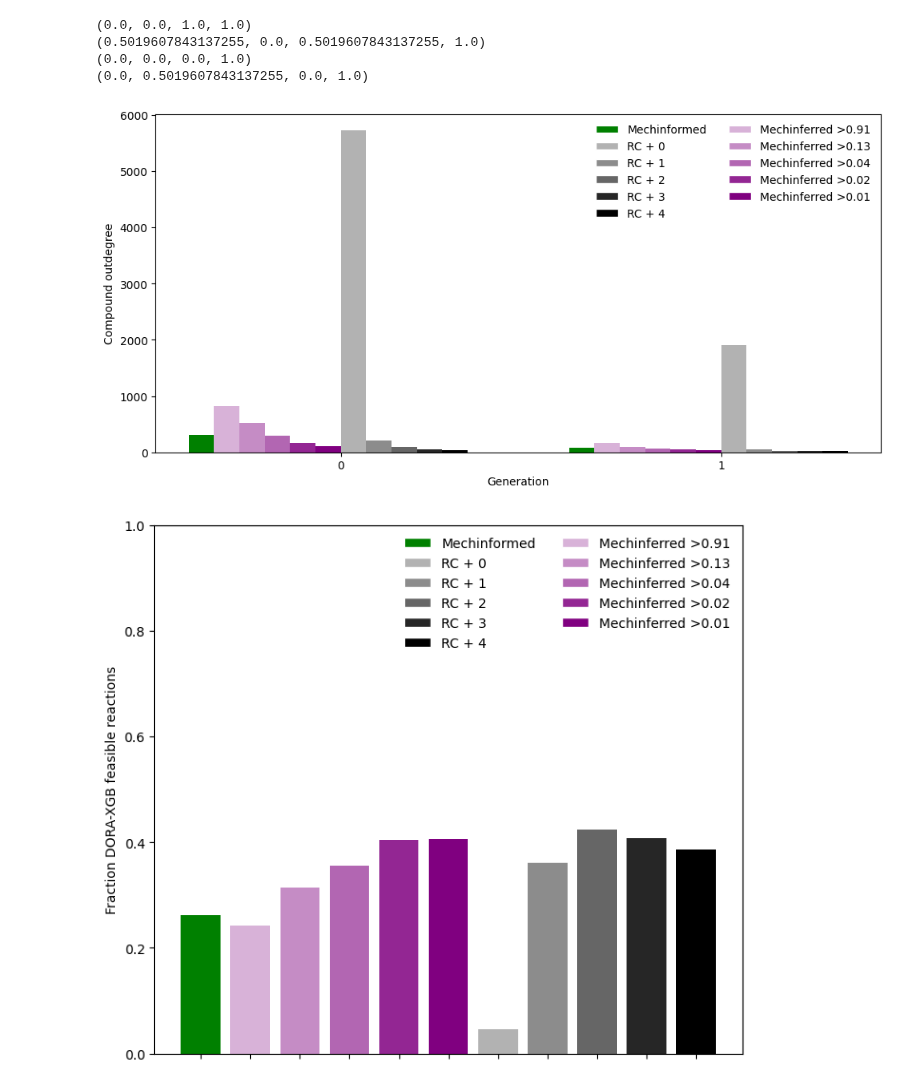
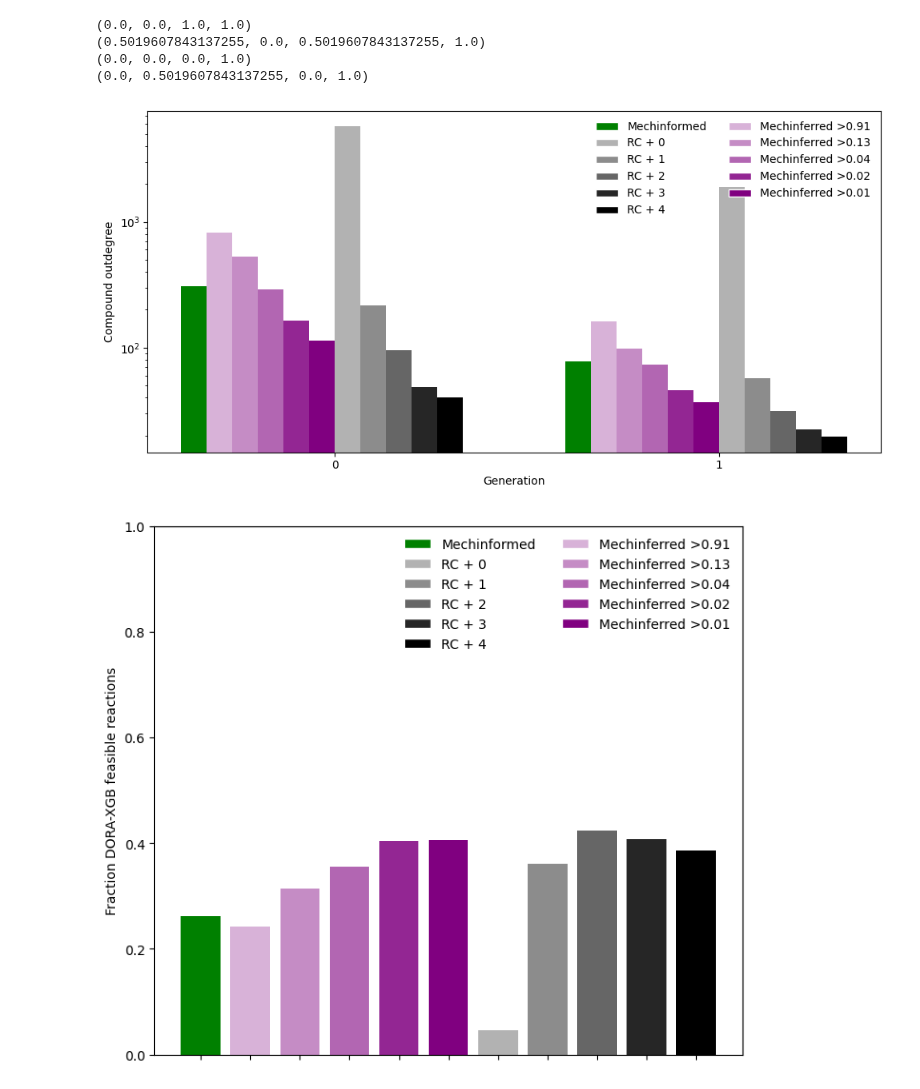
Before and after one commit to stefanpate/coarse-grain-rxns, a Jupyter notebook: notebooks/rule_generative_performance.ipynb, the cells around one changed output. Drawn from its saved outputs; the diff is of its cells as text; code cells hidden in the pictures.

```diff
--- a/notebooks/rule_generative_performance.ipynb
+++ b/notebooks/rule_generative_performance.ipynb
@@ -170,33 +179,33 @@ print(matplotlib.colors.to_rgba("green"))
 # %%
 # Fan out clustered bar graph
 
 gens = cpd_df.gen.unique()
 scl_space = 1.5
 n_bars = len(exp_labels)
 width = 0.1
 
 fig, ax = plt.subplots(figsize=(10, 5))
 
 for gen in gens:
     ctr = gen * scl_space
     for i in range(n_bars):
         tick = ctr - ((n_bars * width) / 2) + (i * width)
         exp_name = exp_names[i]
         mean_fan_out = cpd_df.loc[(cpd_df["gen"] == gen) & (cpd_df["expansion"] == exp_name), "fan_out"]["mean"].values[0]
         label = exp_labels[exp_name]
         color = colors[exp_name]
         ax.bar(tick, height=mean_fan_out, width=width, color=color, label=label)
 ax.set_xticks(gens * scl_space)
 ax.set_xticklabels(gens.astype(int))
-
+ax.set_yscale('log')
 ax.set_xlabel("Generation")
 ax.set_ylabel("Compound outdegree")
 ax.legend(handles=legend_elements, loc='upper right', ncol=2, frameon=False, fontsize=10)
 plt.tight_layout()
 fig.savefig(Path(cfg.figures) / f"{expansion_name}_fan_out_clustered_bar_graph.svg", format="svg")
 plt.show()
 # %% [output]
-[figure, old version]
+[figure, new version]
 # %%
 fig, ax = plt.subplots(figsize=(7, 6))
 width = 0.8
```
Also changed, not shown: parts of 7 cells of this notebook, 7 other files.
